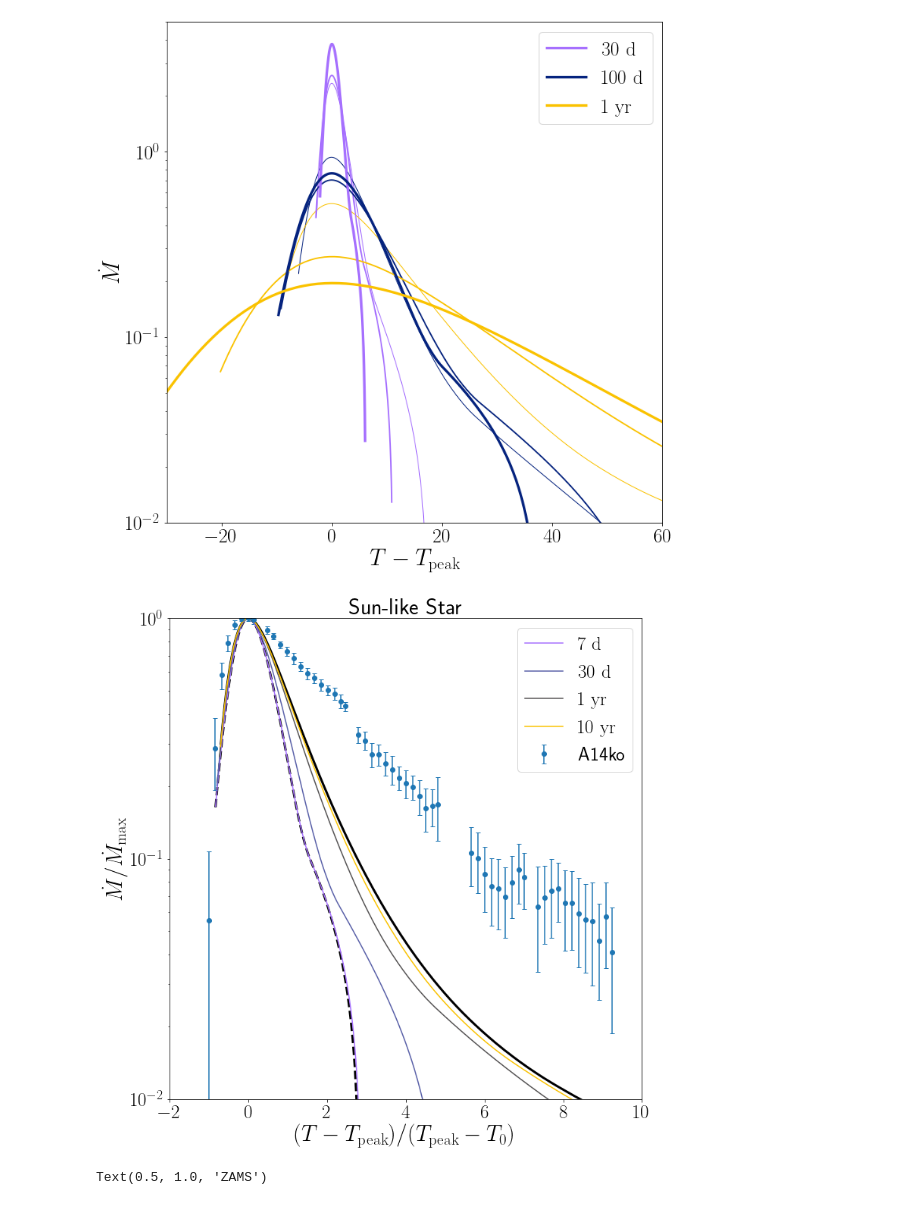
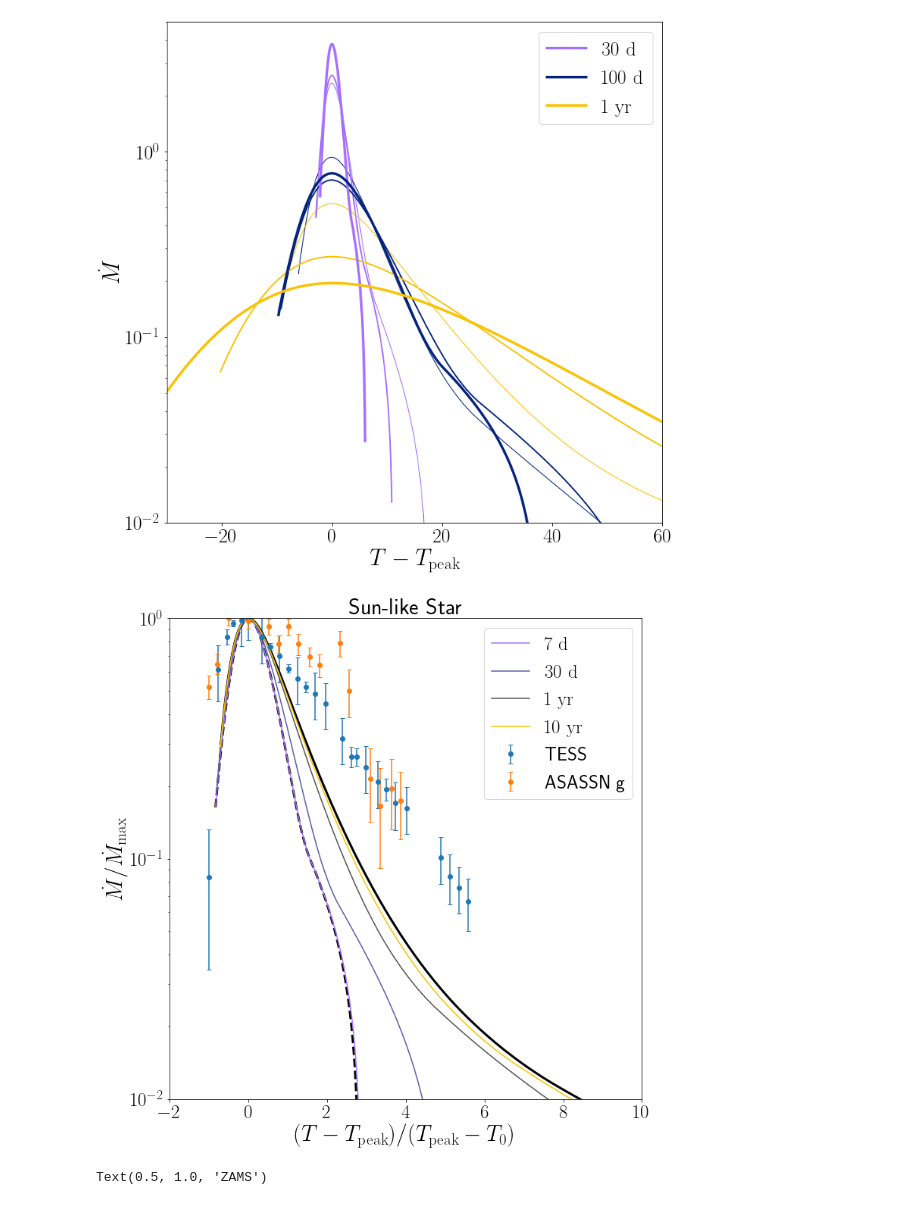
Before and after one commit to slowdivePTG/ASASSN-14ko, a Jupyter notebook: YT_Visualization/Phase Space.ipynb, the cells around one changed output. Drawn from its saved outputs; the diff is of its cells as text; code cells hidden in the pictures.

Commit message:
ASASSN g

```diff
--- a/YT_Visualization/Phase Space.ipynb
+++ b/YT_Visualization/Phase Space.ipynb
@@ -506,16 +506,25 @@ plt.legend(prop={'size':25})
 # %% [output]
 [figure]
 # %%
-TESS = np.loadtxt('../mosfit_bin/TESS_cgs_sector3-5.dat')
+TESS = np.loadtxt('../mosfit_bin/TESS_mag.dat')
 TESS = TESS[TESS[:, 0] > 2458429]
 TESS = TESS[TESS[:, 1] > 0]
 
 TESS = data_binning(TESS, 1)
 
-tpeak = TESS[np.argmax(TESS[:, 1]), 0]
+tpeak = TESS[np.argmin(TESS[:, 1]), 0]
 TESS_tscale = (TESS[:, 0] - tpeak) / (tpeak - TESS[0, 0])
-TESS_dmdtscale = TESS[:, 1] / TESS[:, 1].max()
-TESS_dmdterrscale = TESS[:, 2] / TESS[:, 1].max()
+TESS_dmdtscale = 10**(-0.4 * (TESS[:, 1] - TESS[:, 1].min()))
+TESS_dmdterrscale = TESS_dmdtscale * (1 - 10**(-0.4 * TESS[:, 2]))
+
+ASg = np.loadtxt('../mosfit_bin/ASg_mag.dat')
+ASg = ASg[ASg[:, 0] > 2458429]
+ASg = ASg[ASg[:, 1] > 0]
+
+tpeak = ASg[3, 0]
+ASg_tscale = (ASg[:, 0] - tpeak) / (tpeak - ASg[0, 0])
+ASg_dmdtscale = 10**(-0.4 * (ASg[:, 1] - ASg[:, 1].min()))
+ASg_dmdterrscale = ASg_dmdtscale * (1 - 10**(-0.4 * ASg[:, 2]))
 # %%
 plt.figure(figsize=(10, 10))
 
@@ -539,35 +548,42 @@ plt.errorbar(TESS_tscale,
              TESS_dmdtscale,
              yerr=TESS_dmdterrscale,
              fmt='o',
              capsize=3,
-             label='A14ko')
+             label='TESS')
+
+plt.errorbar(ASg_tscale,
+             ASg_dmdtscale,
+             yerr=ASg_dmdterrscale,
+             fmt='o',
+             capsize=3,
+             label='ASASSN g')
 
 for level, ecc in enumerate(Ecc):
     tde = TDE(Ecc=ecc, beta=1.0, file='1.000.dat')
     if S[level] == None:
         s = '${:.0f}$'.format(P_range[level].v) + '$\ \mathrm{d}$'
     else:
         s = S[level]
     plt.plot(tde.Tscale, tde.dmdtscale, color=cmap(level), label=s)
     '''plt.text(x=tde.T[np.argmax(tde.dmdt)] / Tpeak0,
              y=tde.dmdt.max() / dmdt0 * 1.05,
              s=s,
              fontsize=25,
              color=cmap(level))'''
 
 plt.ylabel('$\dot M/\dot M_\mathrm{max}$', fontsize=30)
 plt.xlabel('$(T-T_\mathrm{peak})/(T_\mathrm{peak}-T_0)$', fontsize=30)
 plt.gca().tick_params(labelsize=25)
 plt.tight_layout()
 plt.xlim(-2, 10)
 plt.ylim(1e-2, 1e0)
 plt.legend(prop={'size': 25})
 #plt.xscale('log')
 plt.yscale('log')
 plt.title('Sun-like Star', fontsize=30)
 plt.savefig('/Users/chang/Desktop/Mdot_T_sun.pdf', bbox_inches='tight')
 # %% [output]
-[figure, old version]
+[figure, new version]
 # %%
 plt.figure(figsize=(10, 10))
 
```
Also changed, not shown: parts of 1 cell of this notebook.
